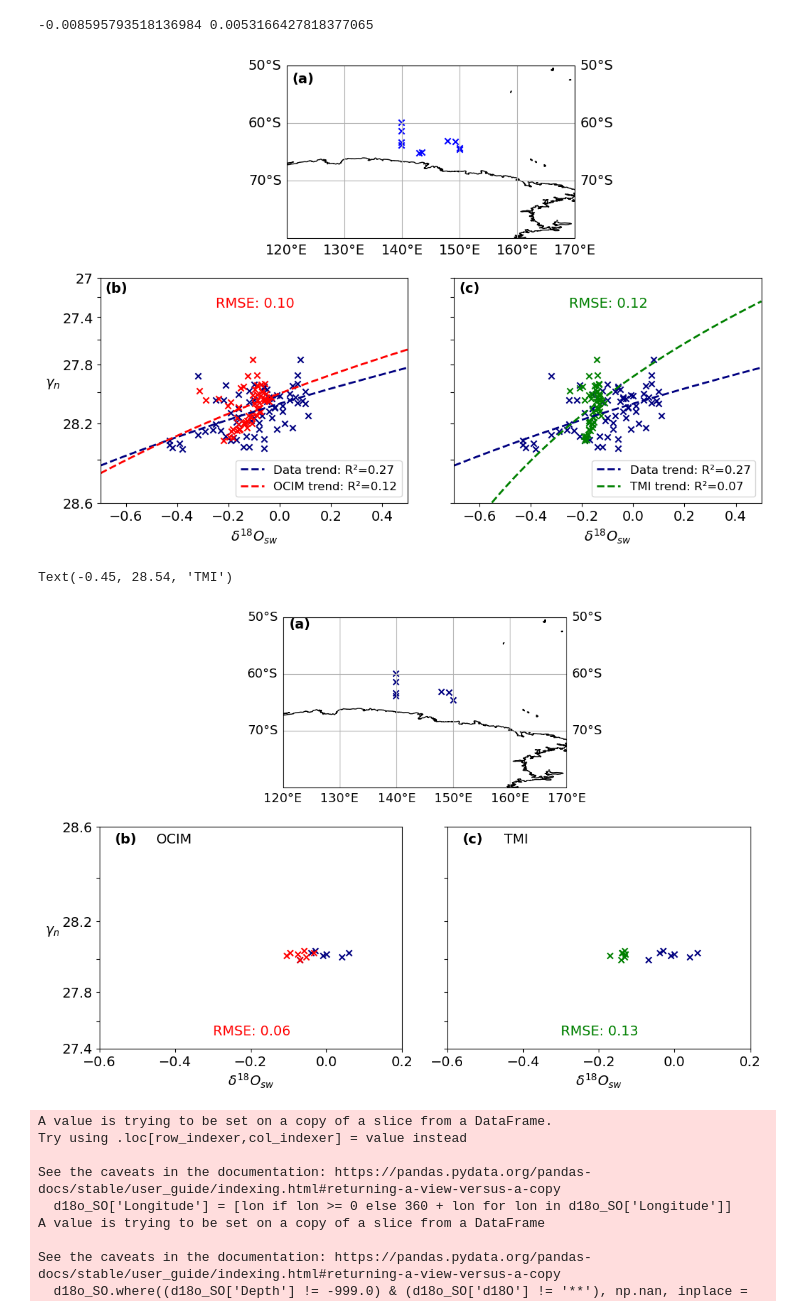
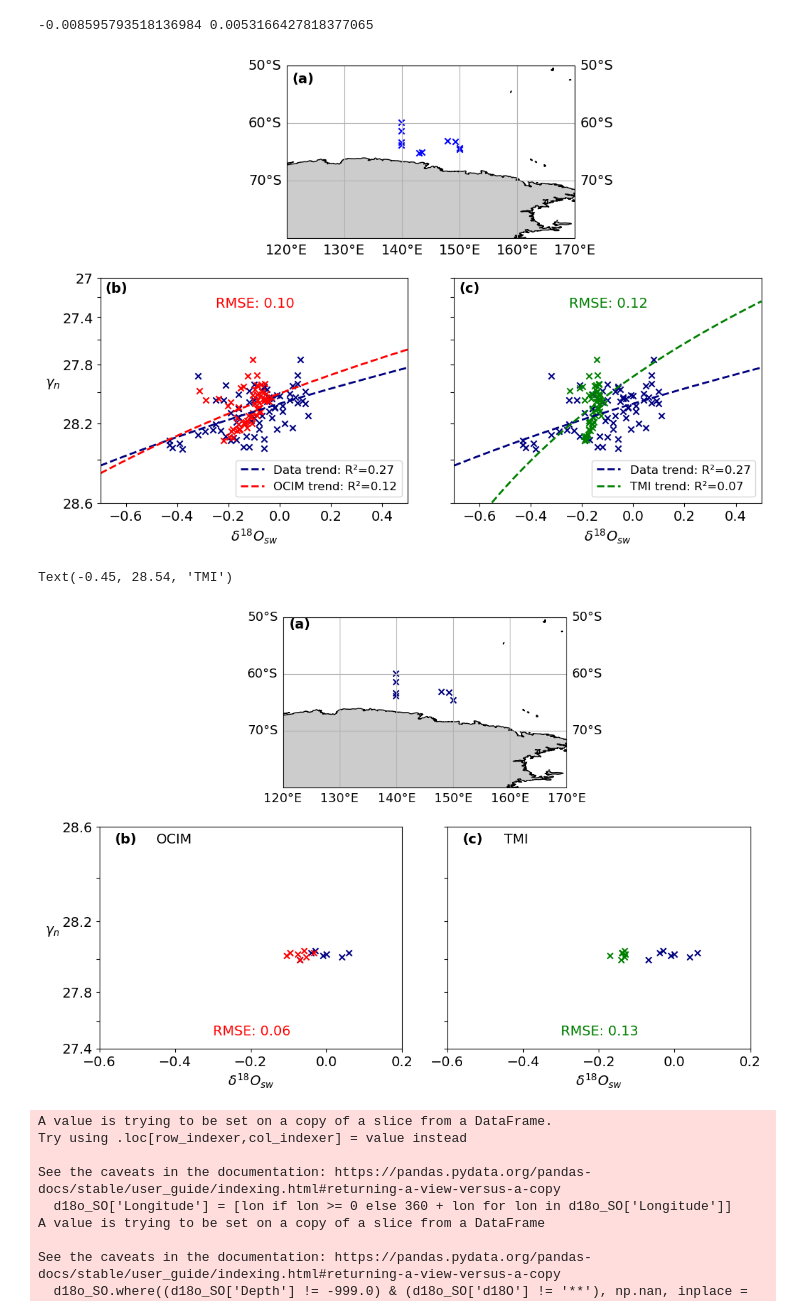
Before and after one commit to brumillet/d18o-southern-ocean, a Jupyter notebook: notebooks/evaluation_reconstructions.ipynb, the cells around one changed output. Saved outputs shown, nothing was run; the diff lists cells and outputs as text; code cells hidden in the pictures.

```diff
--- a/notebooks/evaluation_reconstructions.ipynb
+++ b/notebooks/evaluation_reconstructions.ipynb
@@ -551,7 +550,7 @@ fig = plt.figure(figsize = (16, 15)); gs = fig.add_gridspec(3, 4, wspace = 0.04,
 model_label = 'ocim'
 
 ax = fig.add_subplot(gs[0, :], projection=ccrs.PlateCarree())
-ax.coastlines(resolution='110m')
+ax.coastlines(resolution='110m'); ax.add_feature(cfeature.LAND, facecolor="0.8", edgecolor="none", zorder=0)
 gl = ax.gridlines(draw_labels = {'bottom': 'x', 'right': 'y', 'left': 'y'}, ylocs = [-90 + 15 * i for i in range(5)])
 gl.xlabel_style = {'size': font - 1}; gl.ylabel_style = {'size': font - 1}
 ax.set_ylim(-90, -20); ax.set_xlim(-180, 180)
@@ -760,7 +759,7 @@ font = 14
 
 ax = fig.add_subplot(gs[0, :], projection=ccrs.PlateCarree(central_longitude=0))
 
-ax.coastlines(resolution='10m')
+ax.coastlines(resolution='10m'); ax.add_feature(cfeature.LAND, facecolor="0.8", edgecolor="none", zorder=0)
 gl = ax.gridlines(draw_labels = {'bottom': 'x', 'right': 'y', 'left': 'y'}, xlocs = [120 + i *10 for i in range(7)], ylocs = [-80 + 10 * i for i in range(5)])
 gl.xlabel_style = {'size': font}; gl.ylabel_style = {'size': font}
 sc = ax.scatter(filtered_data['Longitude [°]'].unique(), filtered_data['Latitude [°]'].unique(), marker = 'x', color = 'blue')
@@ -784,34 +783,34 @@ ax.text(-0.25, 27.3, 'RMSE: ' + format(np.nanmean(np.sqrt((filtered_data['d18O_o
 ax.set_yscale('custom_scale'); ax.invert_yaxis()
 uf.plot_details_axis(ax, sc, cb = False, xlim = (-0.7, 0.5), ylim = (27, 28.6), nbins = 20, xticks = [-0.6 + 0.2*i for i in range(6)], yticks = [27 + 0.2*i for i in range(9)], font = font)
 ax.set_xlabel('$\delta^{18}O_{sw}$', fontsize = font); ax.set_ylabel('$\gamma_n$', fontsize = font, rotation = 0, labelpad = 10)
 ax.set_yticklabels(['27', '', '27.4', '', '27.8', '', '28.2', '', '28.6'], fontsize = font)
 ax.legend(loc='lower right', fontsize=font-2)
 ax.text(-0.68, 27.15, '(b)', fontsize = font, fontweight = 'bold')
 
 
 ax = fig.add_subplot(gs[1, 1])
 
 sc = ax.scatter(filtered_data['δ18O VSMOW'], filtered_data['gamma'], marker = 'x', c = 'navy')
 sc = ax.scatter(filtered_data['d18O_tmi'], filtered_data['gamma'], marker = 'x', c = 'green')
 
 # Add regression lines
 ax.plot(x_range, slope_data * x_range + intercept_data, 'navy', linewidth=2, linestyle='--',
         label=f'Data trend: R²={r_data**2:.2f}')
 ax.plot(x_range, slope_tmi * x_range + intercept_tmi, 'green', linewidth=2, linestyle='--',
         label=f'TMI trend: R²={r_tmi**2:.2f}')
 
 ax.text(-0.25, 27.3, 'RMSE: ' + format(np.nanmean(np.sqrt((filtered_data['d18O_tmi'] - filtered_data['δ18O VSMOW'])**2)), '.2f'), fontsize = font, color = 'green')
 ax.set_yscale('custom_scale'); ax.invert_yaxis()
 uf.plot_details_axis(ax, sc, cb = False, xlim = (-0.7, 0.5), ylim = (27, 28.6), nbins = 20, xticks = [-0.6 + 0.2*i for i in range(6)], yticks = [27 + 0.2*i for i in range(9)], font = font)
 ax.set_xlabel('$\delta^{18}O_{sw}$', fontsize = font); # ax.set_ylabel('$\gamma_n$', fontsize = font, rotation = 0, labelpad = 10)
 ax.set_yticklabels([], fontsize = font)
 ax.legend(loc='lower right', fontsize=font-2)
 ax.text(-0.68, 27.15, '(c)', fontsize = font, fontweight = 'bold')
 
 
 plt.savefig(fig_path + 'd18o_profiles_helen_SO_recons_' + str(int(depth_min_station)) +'m.png', bbox_inches = 'tight')
 # %% [output]
-[figure, old version]
+[figure, new version]
 # %%
 import gsw
 pd_d18o['absolute_salinity'] = gsw.SA_from_SP(pd_d18o['CTD Salinity [PSS-78]'], pd_d18o['CTD Pressure [decibars]'], pd_d18o['Longitude [°]'], pd_d18o['Latitude [°]'])
@@ -830,7 +829,7 @@ fig = plt.figure(figsize = (12, 8)); gs = fig.add_gridspec(2, 2, wspace = .15, h
 font = 14
 
 ax = fig.add_subplot(gs[0, :], projection=ccrs.PlateCarree())
-ax.coastlines(resolution='10m')
+ax.coastlines(resolution='10m'); ax.add_feature(cfeature.LAND, facecolor="0.8", edgecolor="none", zorder=0)
 gl = ax.gridlines(draw_labels = {'bottom': 'x', 'right': 'y', 'left': 'y'}, ylocs = [-80 + 10 * i for i in range(5)])
 gl.xlabel_style = {'size': font - 1}; gl.ylabel_style = {'size': font - 1}
 ax.set_ylim(-80.01, -49.99); ax.set_xlim(119.99, 170.01)
@@ -870,7 +869,7 @@ ax.set_yticklabels([], fontsize = font); ax.text(-0.56, 28.54, '(c)', fontsize =
 # plt.savefig(fig_path + 'HB_data_recons_OCIM_TMI_NAinf.png', bbox_inches = 'tight')
 # %% [output]
 Text(-0.45, 28.54, 'TMI')
-[figure, old version]
+[figure, new version]
 # %%
 d18o = pd.read_table(data_path + 'giss_d18o.txt')
 d18o_SO = d18o[d18o['Latitude'] <= -40]
```
Also changed, not shown: parts of 3 cells of this notebook.
